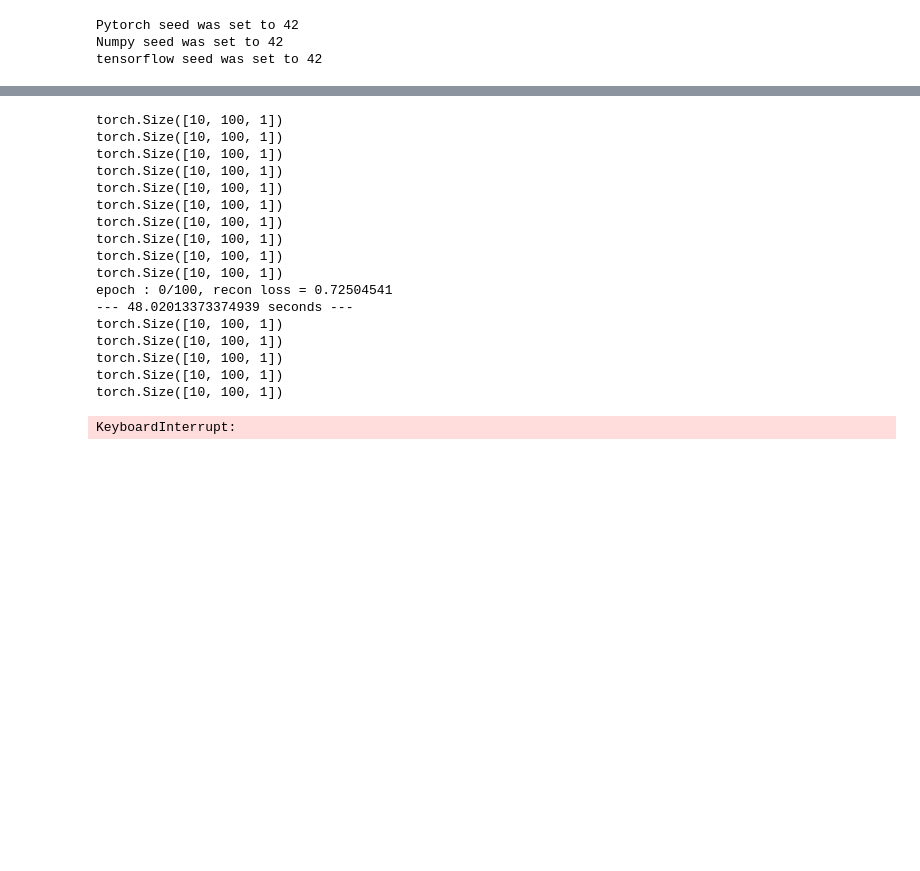
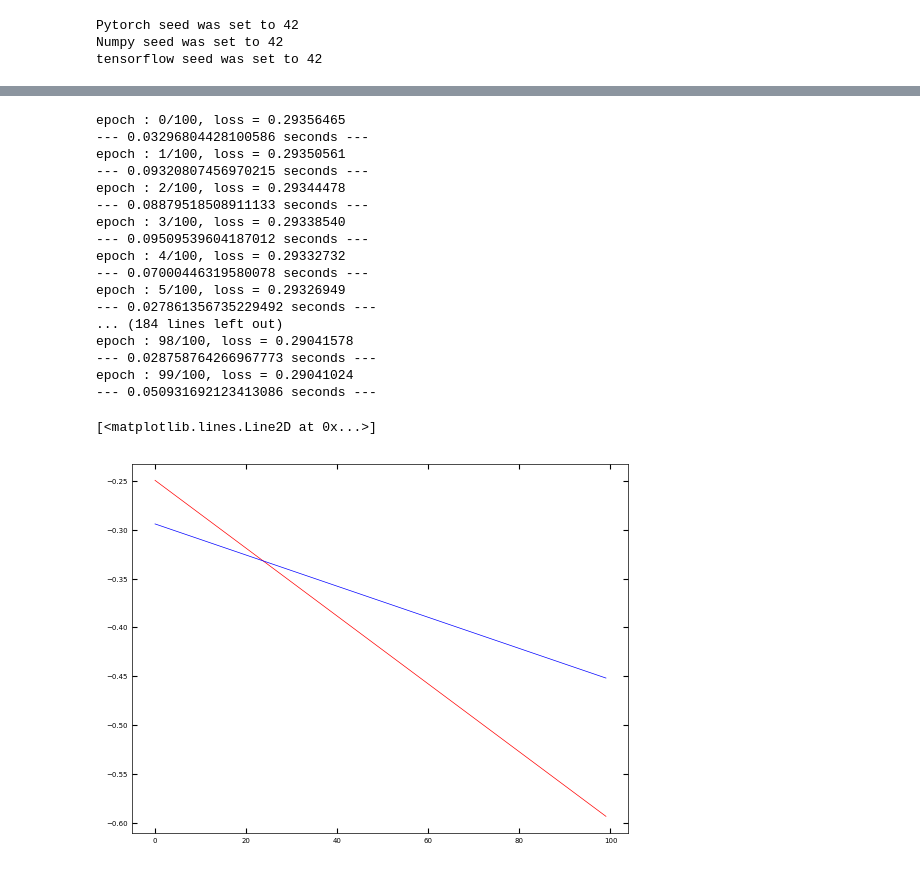
Before and after one commit to ctsai64/1DFitter, a Jupyter notebook: linear_function_multiscale1dfitter.ipynb, the cells around one changed output, grey strips where cells are left out. Drawn from its saved outputs; the diff is of its cells as text; code cells hidden in the pictures; blank space fills up the shorter version.

```diff
--- a/linear_function_multiscale1dfitter.ipynb
+++ b/linear_function_multiscale1dfitter.ipynb
@@ -116,2 +227,11 @@ class Linear_func:
+# %%
+
+def linear_function(params, x, device='cuda:6'):
+    params = params.to(device)
+    x = x.to(device)
+    slope = params[:, 0].type(torch.float).unsqueeze(1).to(device)
+    intercept = params[:, 1].type(torch.float).unsqueeze(1).to(device)
+    y = slope * x + intercept
+    return y
 # %%
 x_values = torch.linspace(-1, 1, 100)
@@ -281,8 +255,8 @@ model = Multiscale1DFitter(function=linear_function, x_data=x_values, input_chan
 # %%
 random_seed(seed=42)
-loss_func = nn.MSELoss()
+loss_func = nn.MSELoss().to(device)
 optimizer = optim.Adam(model.parameters(), lr=3e-5)
-# scheduler = StepLR(optimizer, step_size=100, gamma=0.1)
+scheduler = StepLR(optimizer, step_size=100, gamma=0.1)
 # %% [output]
 Pytorch seed was set to 42
 Numpy seed was set to 42
@@ -296,35 +290,43 @@ for epoch in range(epochs):
     model.train()
 
     for train_batch in dataloader:
-        print(train_batch.shape)
+        train_batch = train_batch.to(device)
         pred, _ = model(train_batch)
+        loss = loss_func(train_batch.squeeze(2), pred)
+        scheduler.step()
+        loss.backward()
+        #if (i + 1) % 10 == 0:
+        optimizer.step()
         optimizer.zero_grad()
-        loss = loss_func(train_batch.squeeze(2), pred)
-        optimizer.step()
-        # scheduler.step()
-        loss.backward()
         train_loss += loss.item() * pred.shape[0]
         total_num += pred.shape[0]
     train_loss /= total_num
 
-    print("epoch : {}/{}, recon loss = {:.8f}".format(epoch, epochs, train_loss))
+    print("epoch : {}/{}, loss = {:.8f}".format(epoch, epochs, train_loss))
     print("--- %s seconds ---" % (time.time() - start_time))
 # %% [output]
-torch.Size([10, 100, 1])
-torch.Size([10, 100, 1])
-torch.Size([10, 100, 1])
-torch.Size([10, 100, 1])
-torch.Size([10, 100, 1])
-torch.Size([10, 100, 1])
-torch.Size([10, 100, 1])
-torch.Size([10, 100, 1])
-torch.Size([10, 100, 1])
-torch.Size([10, 100, 1])
-epoch : 0/100, recon loss = 0.72504541
---- 48.02013373374939 seconds ---
-torch.Size([10, 100, 1])
-torch.Size([10, 100, 1])
-torch.Size([10, 100, 1])
-torch.Size([10, 100, 1])
-torch.Size([10, 100, 1])
+epoch : 0/100, loss = 0.29356465
+--- 0.03296804428100586 seconds ---
+epoch : 1/100, loss = 0.29350561
+--- 0.09320807456970215 seconds ---
+epoch : 2/100, loss = 0.29344478
+--- 0.08879518508911133 seconds ---
+epoch : 3/100, loss = 0.29338540
+--- 0.09509539604187012 seconds ---
+epoch : 4/100, loss = 0.29332732
+--- 0.07000446319580078 seconds ---
+epoch : 5/100, loss = 0.29326949
+--- 0.027861356735229492 seconds ---
+... (184 lines left out)
+epoch : 98/100, loss = 0.29041578
+--- 0.028758764266967773 seconds ---
+epoch : 99/100, loss = 0.29041024
+--- 0.050931692123413086 seconds ---
-KeyboardInterrupt:
+# %%
+spectra_generated, params = model(train_batch)
+rand = np.random.randint(0, 100)
+plt.plot(spectra_generated[rand, :].detach().cpu().numpy(), "r")
+plt.plot(train_batch[rand, :].detach().cpu().numpy(), "b")
+# %% [output]
+[<matplotlib.lines.Line2D at 0x...>]
+[figure, added]
```
Also changed, not shown: parts of 10 cells of this notebook.
